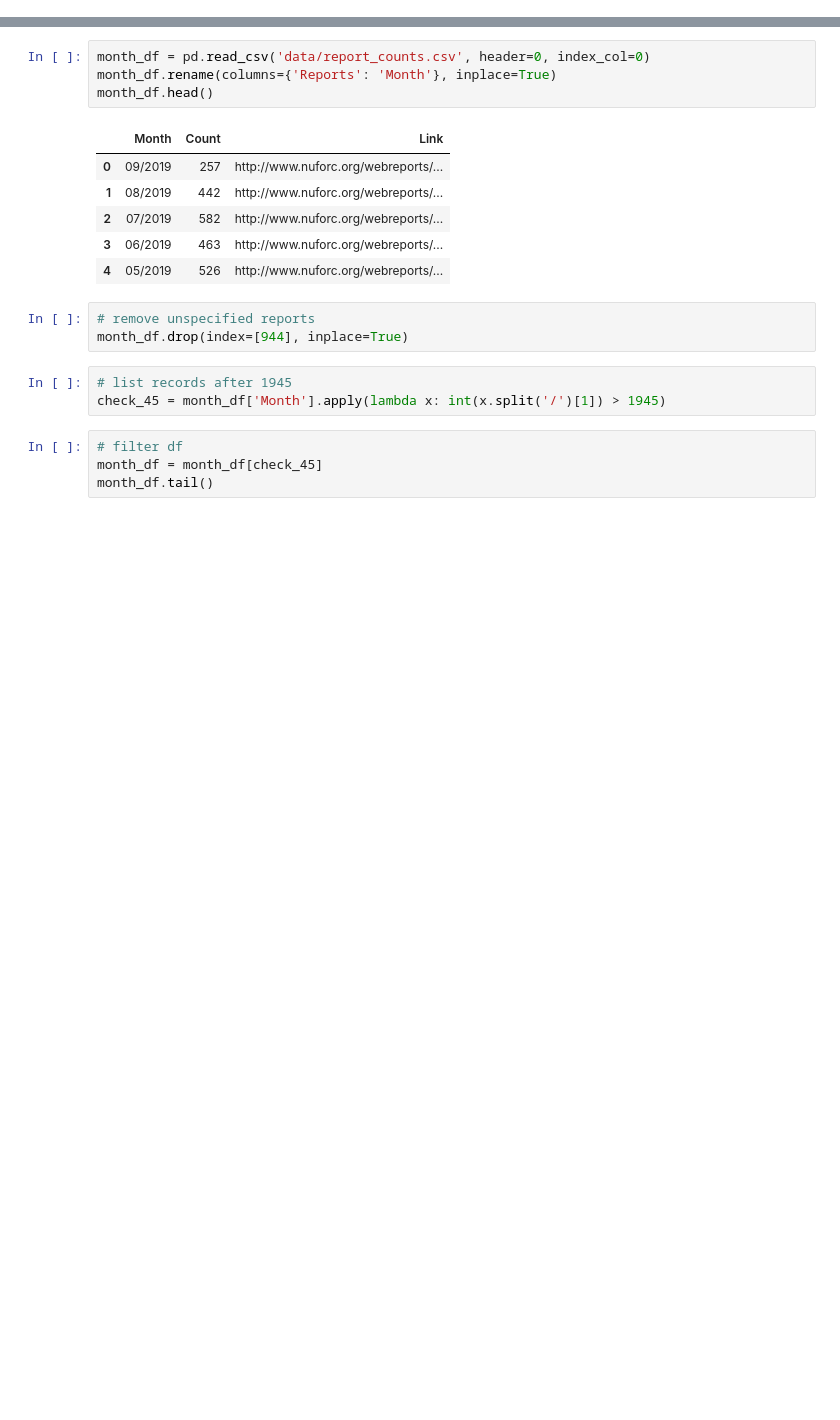
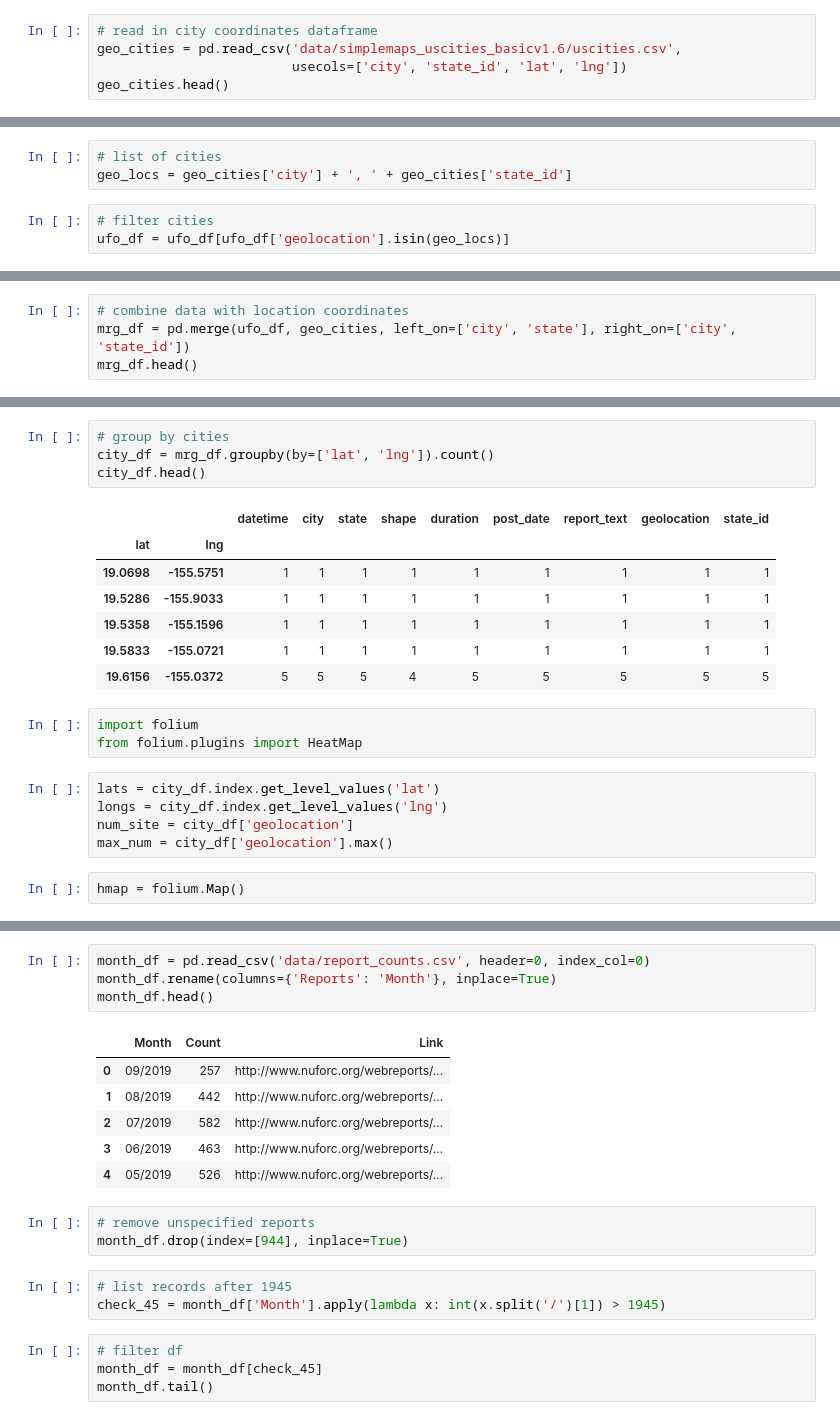
Before and after one commit to kevscon/ufo-reports, a Jupyter notebook: data_processing.ipynb, the cells around one changed output, grey strips where cells are left out. Drawn from its saved outputs; the diff is of its cells as text; blank space fills up the shorter version.

Commit message:
heat map

```diff
--- a/data_processing.ipynb
+++ b/data_processing.ipynb
@@ -2,0 +64,5 @@ import pandas as pd
+# %%
+# read in city coordinates dataframe
+geo_cities = pd.read_csv('data/simplemaps_uscities_basicv1.6/uscities.csv',
+                         usecols=['city', 'state_id', 'lat', 'lng'])
+geo_cities.head()
@@ -2,0 +76,6 @@ import pandas as pd
+# %%
+# list of cities
+geo_locs = geo_cities['city'] + ', ' + geo_cities['state_id']
+# %%
+# filter cities
+ufo_df = ufo_df[ufo_df['geolocation'].isin(geo_locs)]
@@ -2,0 +92,4 @@ import pandas as pd
+# %%
+# combine data with location coordinates
+mrg_df = pd.merge(ufo_df, geo_cities, left_on=['city', 'state'], right_on=['city', 'state_id'])
+mrg_df.head()
@@ -2,0 +103,22 @@ import pandas as pd
+# %%
+# group by cities
+city_df = mrg_df.groupby(by=['lat', 'lng']).count()
+city_df.head()
+# %% [output]
+|  |  | datetime | city | state | shape | duration | post_date | report_text | geolocation | state_id |
+| lat | lng |  |  |  |  |  |  |  |  |  |
+| 19.0698 | -155.5751 | 1 | 1 | 1 | 1 | 1 | 1 | 1 | 1 | 1 |
+| 19.5286 | -155.9033 | 1 | 1 | 1 | 1 | 1 | 1 | 1 | 1 | 1 |
+| 19.5358 | -155.1596 | 1 | 1 | 1 | 1 | 1 | 1 | 1 | 1 | 1 |
+| 19.5833 | -155.0721 | 1 | 1 | 1 | 1 | 1 | 1 | 1 | 1 | 1 |
+| 19.6156 | -155.0372 | 5 | 5 | 5 | 4 | 5 | 5 | 5 | 5 | 5 |
+# %%
+import folium
+from folium.plugins import HeatMap
+# %%
+lats = city_df.index.get_level_values('lat')
+longs = city_df.index.get_level_values('lng')
+num_site = city_df['geolocation']
+max_num = city_df['geolocation'].max()
+# %%
+hmap = folium.Map()
```
Also changed, not shown: parts of 59 cells of this notebook, 1 other file.
